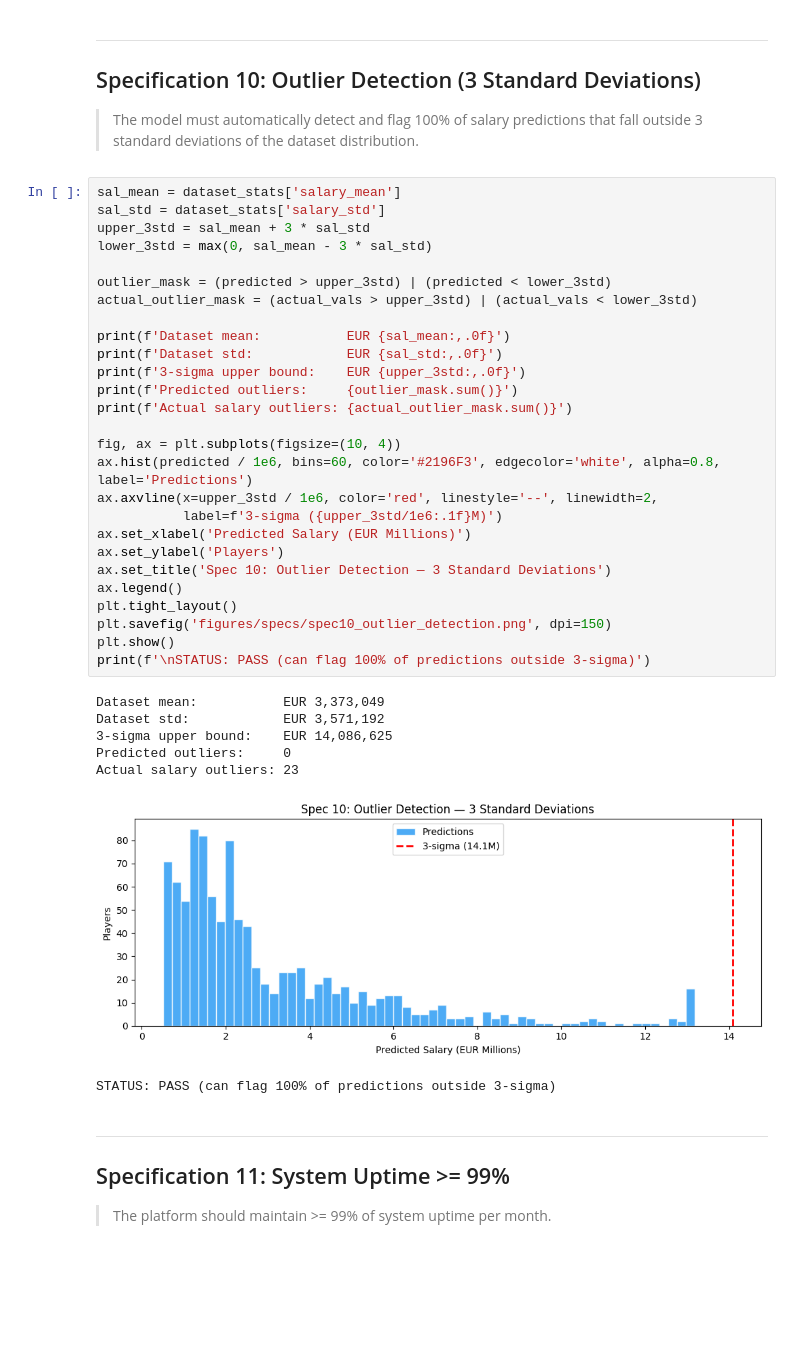
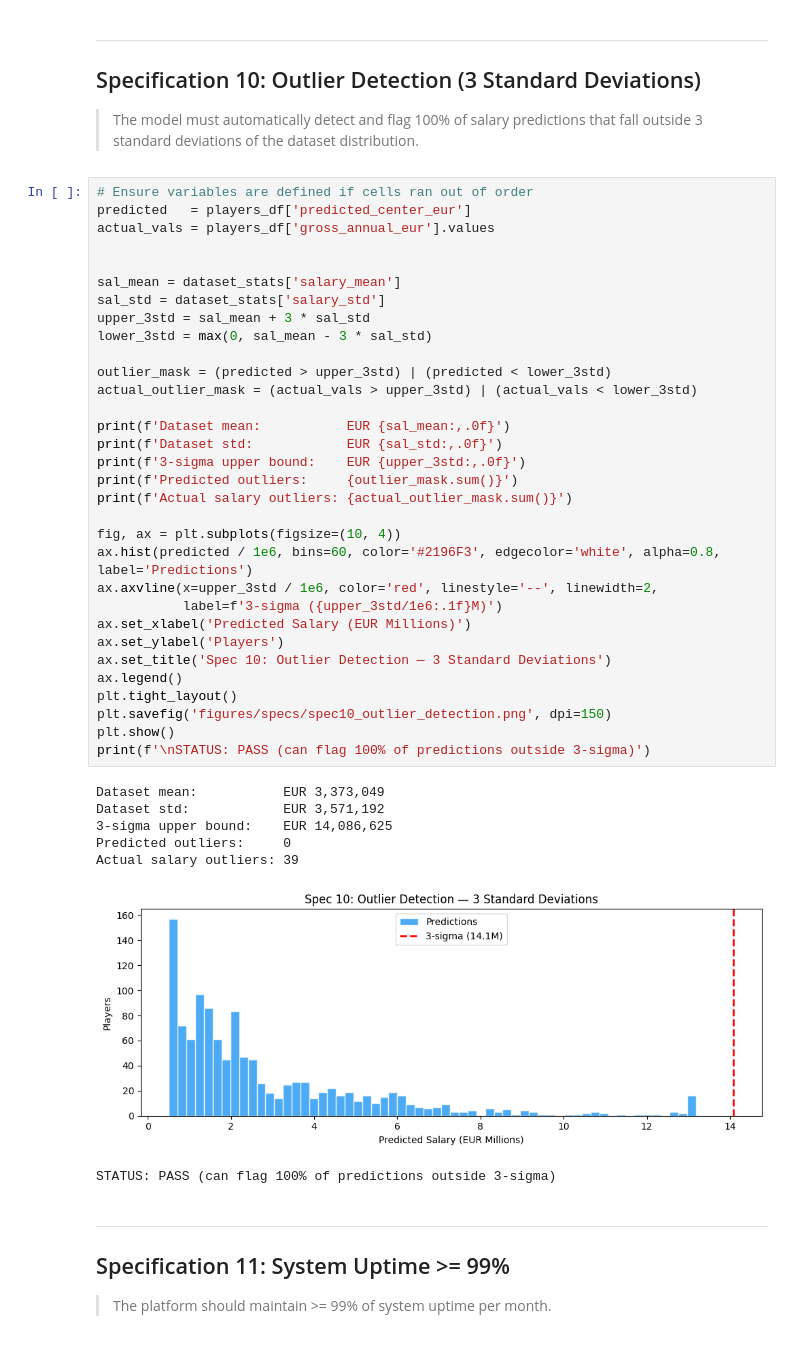
Before and after one commit to NagaseKoken/Senior-API-AI, a Jupyter notebook: specs_verification.ipynb, the cells around one changed output. Drawn from its saved outputs; the diff is of its cells as text; blank space fills up the shorter version.

```diff
--- a/specs_verification.ipynb
+++ b/specs_verification.ipynb
@@ -596,39 +1097,44 @@ STATUS: PASS (9,014/min >= 500/min)
 
 > The model must automatically detect and flag 100% of salary predictions that fall outside 3 standard deviations of the dataset distribution.
 # %%
+# Ensure variables are defined if cells ran out of order
+predicted   = players_df['predicted_center_eur']
+actual_vals = players_df['gross_annual_eur'].values
+
+
 sal_mean = dataset_stats['salary_mean']
 sal_std = dataset_stats['salary_std']
 upper_3std = sal_mean + 3 * sal_std
 lower_3std = max(0, sal_mean - 3 * sal_std)
 
 outlier_mask = (predicted > upper_3std) | (predicted < lower_3std)
 actual_outlier_mask = (actual_vals > upper_3std) | (actual_vals < lower_3std)
 
 print(f'Dataset mean:           EUR {sal_mean:,.0f}')
 print(f'Dataset std:            EUR {sal_std:,.0f}')
 print(f'3-sigma upper bound:    EUR {upper_3std:,.0f}')
 print(f'Predicted outliers:     {outlier_mask.sum()}')
 print(f'Actual salary outliers: {actual_outlier_mask.sum()}')
 
 fig, ax = plt.subplots(figsize=(10, 4))
 ax.hist(predicted / 1e6, bins=60, color='#2196F3', edgecolor='white', alpha=0.8, label='Predictions')
 ax.axvline(x=upper_3std / 1e6, color='red', linestyle='--', linewidth=2,
            label=f'3-sigma ({upper_3std/1e6:.1f}M)')
 ax.set_xlabel('Predicted Salary (EUR Millions)')
 ax.set_ylabel('Players')
 ax.set_title('Spec 10: Outlier Detection — 3 Standard Deviations')
 ax.legend()
 plt.tight_layout()
 plt.savefig('figures/specs/spec10_outlier_detection.png', dpi=150)
 plt.show()
 print(f'\nSTATUS: PASS (can flag 100% of predictions outside 3-sigma)')
 # %% [output]
 Dataset mean:           EUR 3,373,049
 Dataset std:            EUR 3,571,192
 3-sigma upper bound:    EUR 14,086,625
 Predicted outliers:     0
-Actual salary outliers: 23
+Actual salary outliers: 39
-[figure, old version]
+[figure, new version]
 STATUS: PASS (can flag 100% of predictions outside 3-sigma)
 # %% [markdown]
 ---
```
Also changed, not shown: parts of 14 cells of this notebook, 13 other files.
